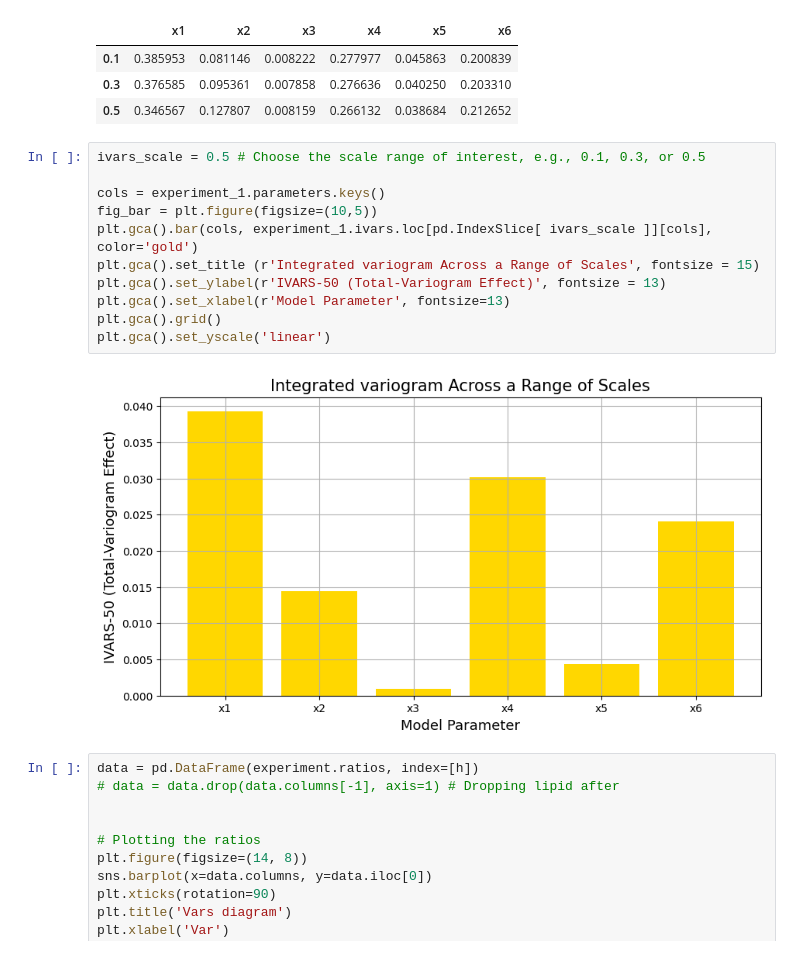
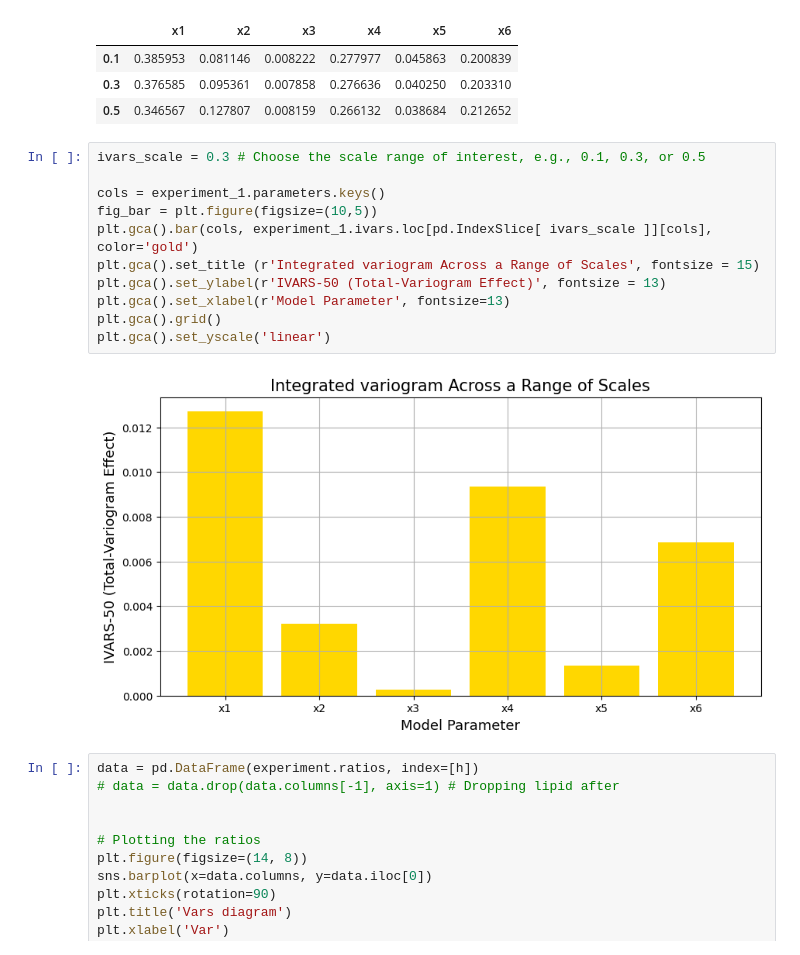
Before and after one commit to Schubydo/msc_code, a Jupyter notebook: SO_Numerical_Experiments/vars_hartmann.ipynb, the cells around one changed output. Cells and saved outputs as stored; diff of their text form.

```diff
--- a/SO_Numerical_Experiments/vars_hartmann.ipynb
+++ b/SO_Numerical_Experiments/vars_hartmann.ipynb
@@ -134,18 +134,18 @@ display(normalized_df)
 | 0.3 | 0.376585 | 0.095361 | 0.007858 | 0.276636 | 0.040250 | 0.203310 |
 | 0.5 | 0.346567 | 0.127807 | 0.008159 | 0.266132 | 0.038684 | 0.212652 |
 # %%
-ivars_scale = 0.5 # Choose the scale range of interest, e.g., 0.1, 0.3, or 0.5
+ivars_scale = 0.3 # Choose the scale range of interest, e.g., 0.1, 0.3, or 0.5
 
 cols = experiment_1.parameters.keys()
 fig_bar = plt.figure(figsize=(10,5))
 plt.gca().bar(cols, experiment_1.ivars.loc[pd.IndexSlice[ ivars_scale ]][cols], color='gold')
 plt.gca().set_title (r'Integrated variogram Across a Range of Scales', fontsize = 15)
 plt.gca().set_ylabel(r'IVARS-50 (Total-Variogram Effect)', fontsize = 13)
 plt.gca().set_xlabel(r'Model Parameter', fontsize=13)
 plt.gca().grid()
 plt.gca().set_yscale('linear')
 # %% [output]
-[figure, old version]
+[figure, new version]
 # %%
 data = pd.DataFrame(experiment.ratios, index=[h])
 # data = data.drop(data.columns[-1], axis=1) # Dropping lipid after
```
Also changed, not shown: parts of 1 cell of this notebook, 1 other file.
